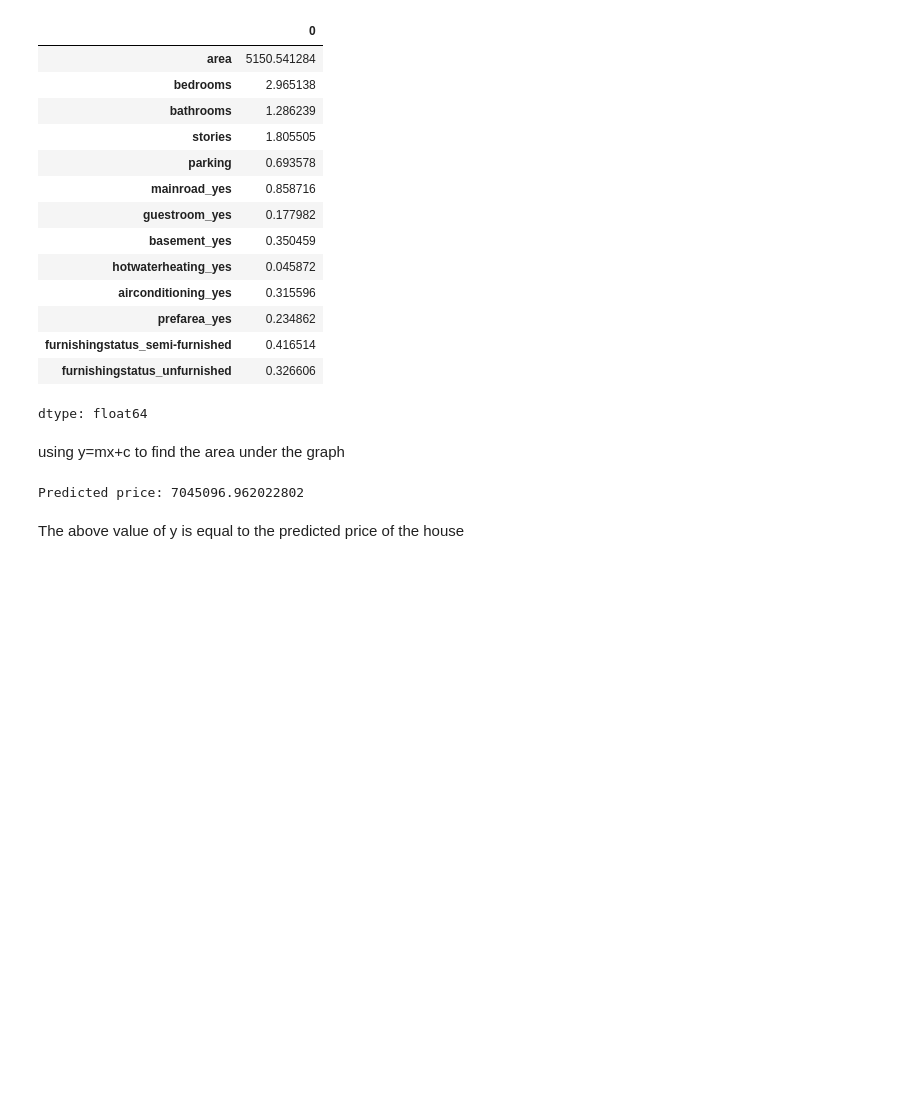
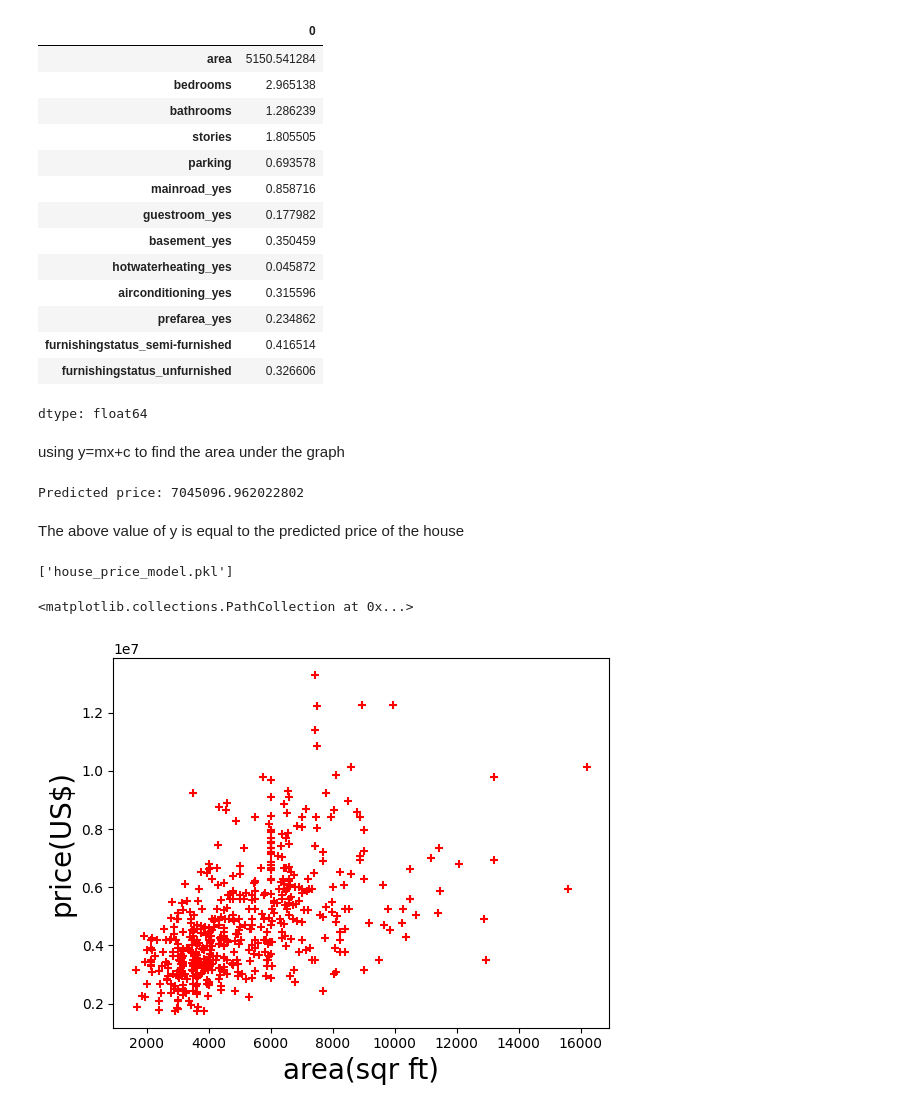
Before and after one commit to Rajat-Kumar-Pandey/MACHINE-LEARNING, a Jupyter notebook: HousePrice_Pridiction.ipynb, the cells around one changed output. Saved outputs shown, nothing was run; the diff lists cells and outputs as text; code cells hidden in the pictures; blank space fills up the shorter version.

```diff
--- a/HousePrice_Pridiction.ipynb
+++ b/HousePrice_Pridiction.ipynb
@@ -197,3 +168,18 @@ print(f"Predicted price: {predicted_price}")
 Predicted price: 7045096.962022802
 # %% [markdown]
 The above value of y is equal to the predicted price of the house
+# %%
+import joblib
+# Save the model to a file
+joblib.dump(reg, 'house_price_model.pkl')
+# %% [output]
+['house_price_model.pkl']
+# %%
+%matplotlib inline
+plt.xlabel('area(sqr ft)',fontsize=20)
+plt.ylabel('price(US$)',fontsize=20)
+plt.scatter(df.area,df.price,color='red',marker='+')
+#plt.plot(df.area,reg.predict(df[['area']]),color='blue')
+# %% [output]
+<matplotlib.collections.PathCollection at 0x...>
+[figure, added]
```
Also changed, not shown: parts of 2 cells of this notebook.
